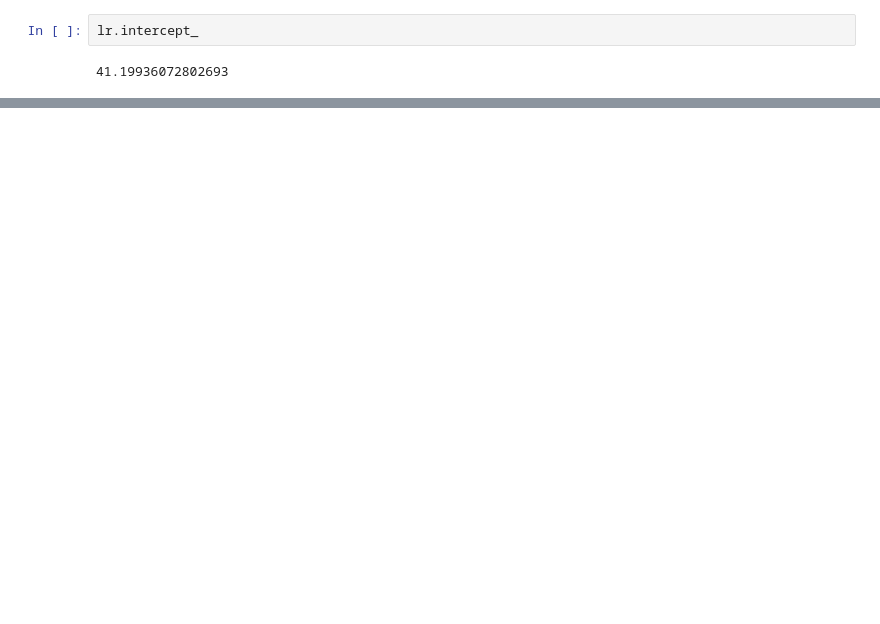
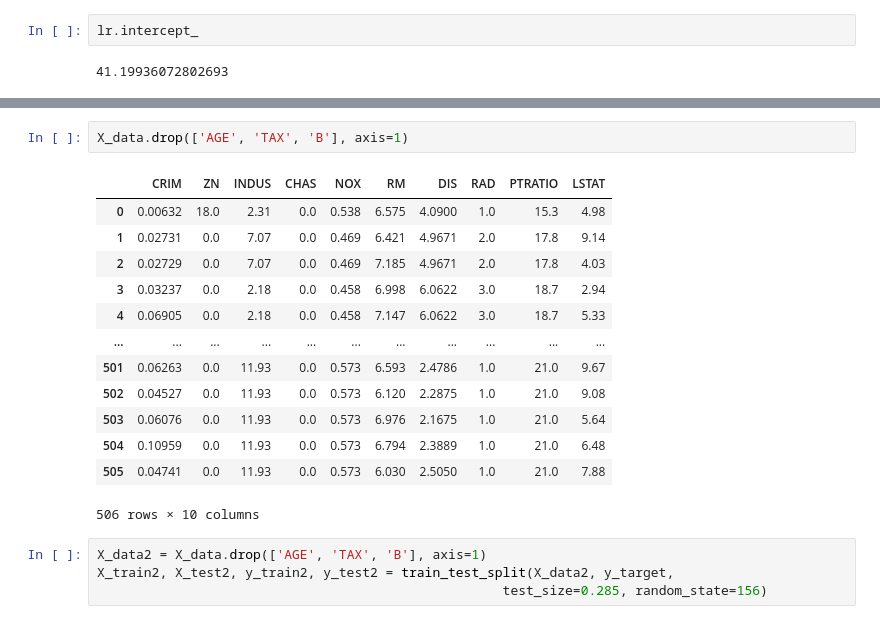
Before and after one commit to choigww/dev-mooc, a Jupyter notebook: data-science/asiae/homework/linear-regression.ipynb, the cells around one changed output, grey strips where cells are left out. Drawn from its saved outputs; the diff is of its cells as text; blank space fills up the shorter version.

```diff
--- a/data-science/asiae/homework/linear-regression.ipynb
+++ b/data-science/asiae/homework/linear-regression.ipynb
@@ -151,0 +222,20 @@ lr.intercept_
+# %%
+X_data.drop(['AGE', 'TAX', 'B'], axis=1)
+# %% [output]
+|  | CRIM | ZN | INDUS | CHAS | NOX | RM | DIS | RAD | PTRATIO | LSTAT |
+| 0 | 0.00632 | 18.0 | 2.31 | 0.0 | 0.538 | 6.575 | 4.0900 | 1.0 | 15.3 | 4.98 |
+| 1 | 0.02731 | 0.0 | 7.07 | 0.0 | 0.469 | 6.421 | 4.9671 | 2.0 | 17.8 | 9.14 |
+| 2 | 0.02729 | 0.0 | 7.07 | 0.0 | 0.469 | 7.185 | 4.9671 | 2.0 | 17.8 | 4.03 |
+| 3 | 0.03237 | 0.0 | 2.18 | 0.0 | 0.458 | 6.998 | 6.0622 | 3.0 | 18.7 | 2.94 |
+| 4 | 0.06905 | 0.0 | 2.18 | 0.0 | 0.458 | 7.147 | 6.0622 | 3.0 | 18.7 | 5.33 |
+| ... | ... | ... | ... | ... | ... | ... | ... | ... | ... | ... |
+| 501 | 0.06263 | 0.0 | 11.93 | 0.0 | 0.573 | 6.593 | 2.4786 | 1.0 | 21.0 | 9.67 |
+| 502 | 0.04527 | 0.0 | 11.93 | 0.0 | 0.573 | 6.120 | 2.2875 | 1.0 | 21.0 | 9.08 |
+| 503 | 0.06076 | 0.0 | 11.93 | 0.0 | 0.573 | 6.976 | 2.1675 | 1.0 | 21.0 | 5.64 |
+| 504 | 0.10959 | 0.0 | 11.93 | 0.0 | 0.573 | 6.794 | 2.3889 | 1.0 | 21.0 | 6.48 |
+| 505 | 0.04741 | 0.0 | 11.93 | 0.0 | 0.573 | 6.030 | 2.5050 | 1.0 | 21.0 | 7.88 |
+506 rows × 10 columns
+# %%
+X_data2 = X_data.drop(['AGE', 'TAX', 'B'], axis=1)
+X_train2, X_test2, y_train2, y_test2 = train_test_split(X_data2, y_target,
+                                                    test_size=0.285, random_state=156)
```
Also changed, not shown: parts of 14 cells of this notebook, 3 other files.
